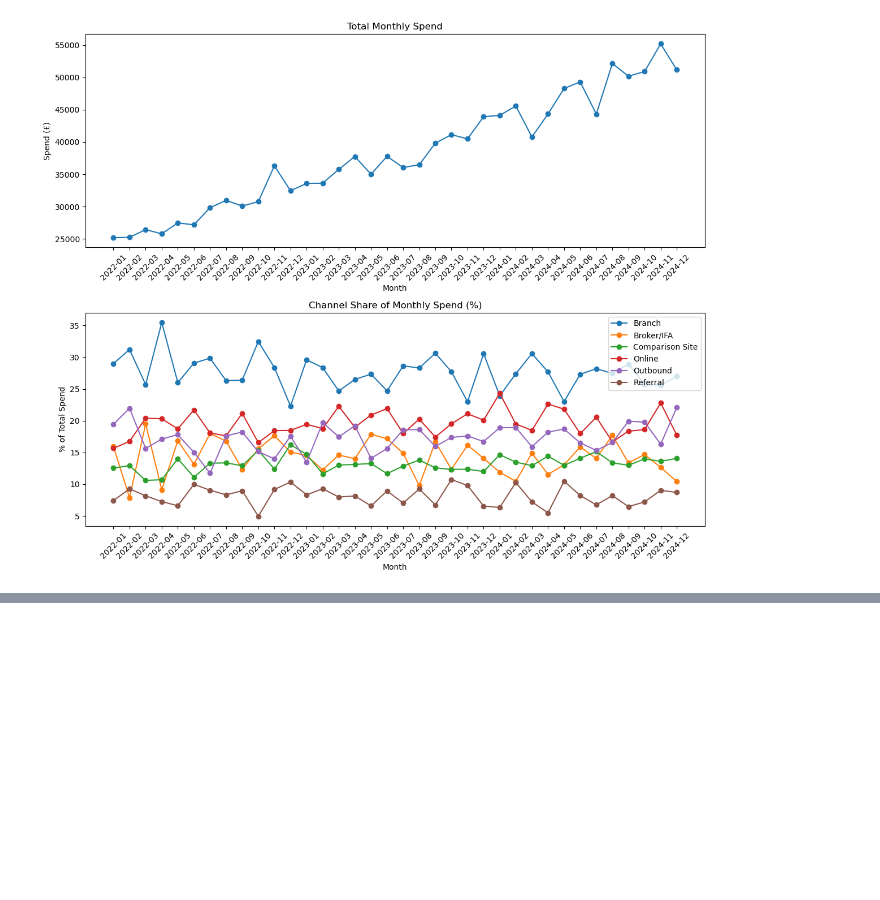
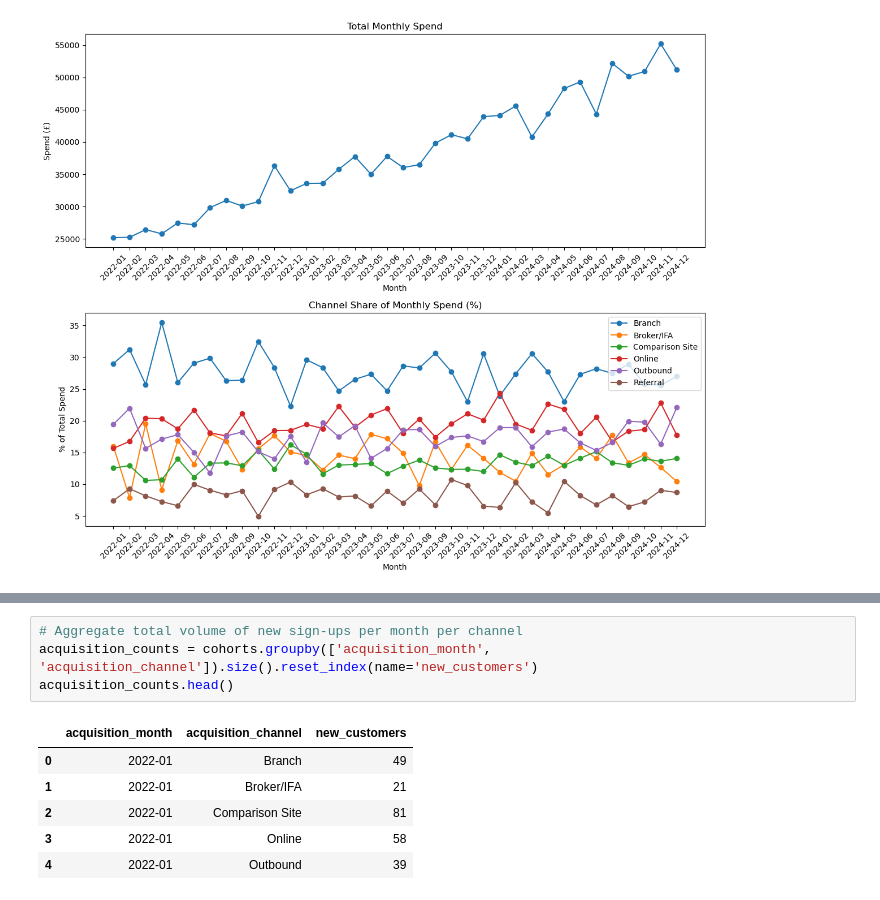
Before and after one commit to geraintmelville/moneycraft_project, a Jupyter notebook: Geraint.ipynb, the cells around one changed output, grey strips where cells are left out. Drawn from its saved outputs; the diff is of its cells as text; blank space fills up the shorter version.

```diff
--- a/Geraint.ipynb
+++ b/Geraint.ipynb
@@ -152,0 +125,11 @@ plt.show()
+# %%
+# Aggregate total volume of new sign-ups per month per channel
+acquisition_counts = cohorts.groupby(['acquisition_month', 'acquisition_channel']).size().reset_index(name='new_customers')
+acquisition_counts.head()
+# %% [output]
+|  | acquisition_month | acquisition_channel | new_customers |
+| 0 | 2022-01 | Branch | 49 |
+| 1 | 2022-01 | Broker/IFA | 21 |
+| 2 | 2022-01 | Comparison Site | 81 |
+| 3 | 2022-01 | Online | 58 |
+| 4 | 2022-01 | Outbound | 39 |
```
Also changed, not shown: parts of 20 cells of this notebook, 1 other file.
